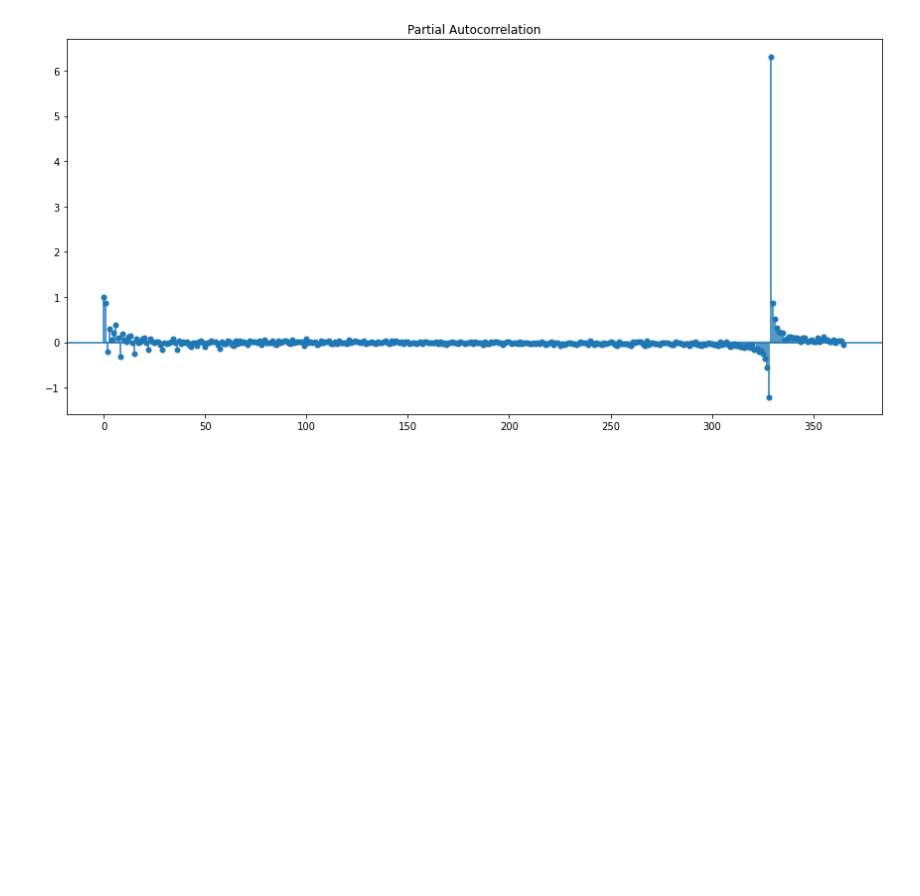
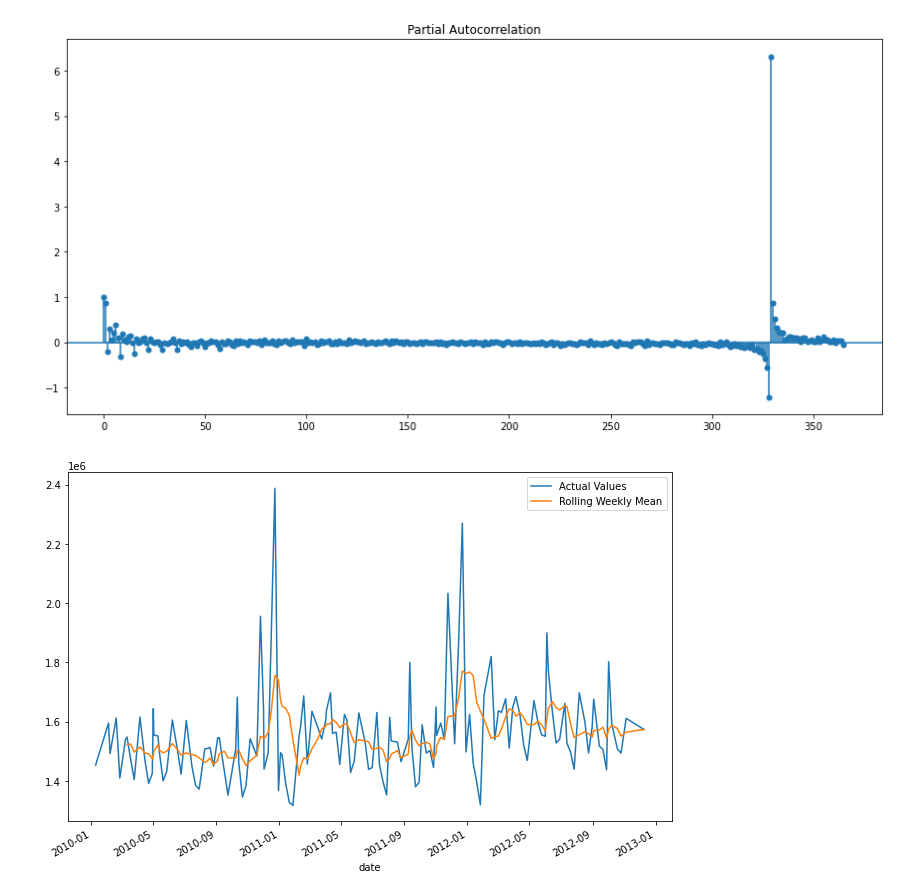
Before and after one commit to georgetown-analytics/XBUS-515.Time-Series-Analyses-and-Databases, a Jupyter notebook: figures/figures.ipynb, the cells around one changed output. Drawn from its saved outputs; the diff is of its cells as text; code cells hidden in the pictures; blank space fills up the shorter version.

```diff
--- a/figures/figures.ipynb
+++ b/figures/figures.ipynb
@@ -434,3 +434,21 @@ def partial_autocorrelation(saveto="16_partial_autocorrelation.png"):
 partial_autocorrelation()
 # %% [output]
 [figure]
+# %%
+def moving_average(saveto="17_moving_average.png"):
+    fig, ax = plt.subplots(figsize=(9,6))
+
+    s = load_retail()[1]
+    s.name = "Actual Values"
+    s.plot(ax=ax)
+
+    s.rolling(window=7).mean().plot(ax=ax, label="Rolling Weekly Mean")
+
+    ax.legend()
+    fig.tight_layout()
+    plt.savefig(saveto)
+
+
+moving_average()
+# %% [output]
+[figure, added]
```
Also changed, not shown: parts of 4 cells of this notebook, 7 other files.
